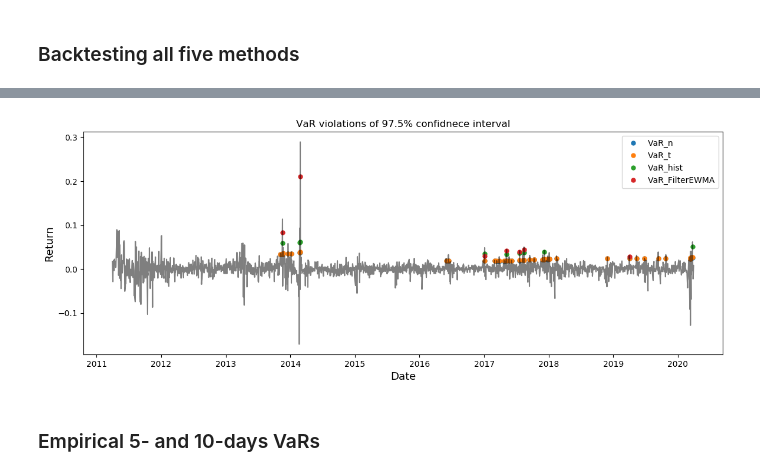
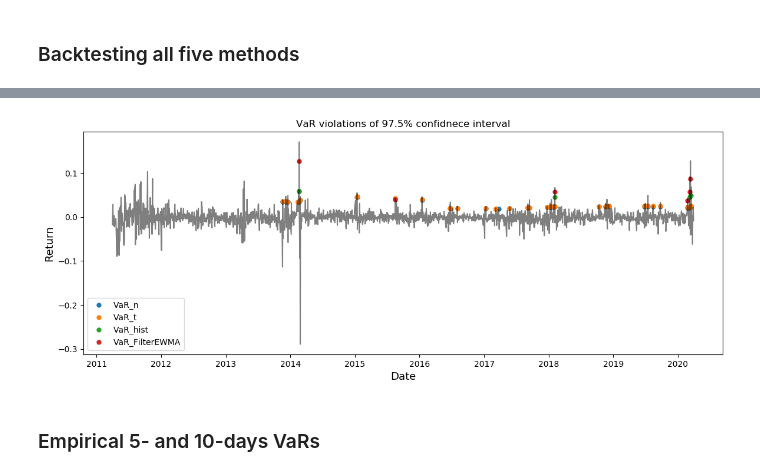
Before and after one commit to AnnaMariaAngelova/QRM2020, a Jupyter notebook: QRM_v02.ipynb, the cells around one changed output, grey strips where cells are left out. Drawn from its saved outputs; the diff is of its cells as text; code cells hidden in the pictures.

```diff
--- a/QRM_v02.ipynb
+++ b/QRM_v02.ipynb
@@ -1997,5 +1992,5 @@ df_prices
 # %%
-def fnRollingVaR(dfData, weights, alpha, lookback, sm_const, df,percent=[True,0.975]):
+def fnRollingVaR(dfData, data2,weights, alpha, lookback, sm_const, df,percent=[True,0.975]):
     '''
     purpose:
         calculate VaR with a rolling window
@@ -2009,7 +2004,7 @@ def fnRollingVaR(dfData, weights, alpha, lookback, sm_const, df,percent=[True,0.
     output
         dfVaR, dataframe of VaR for every day
     '''
-    windowsize= lookback*250+101
+    windowsize= lookback+101
     N= len(dfData)-windowsize
     dfVaR= pd.DataFrame(np.zeros((N,10)))
     dfVaR.index = dfData.index[windowsize:]
@@ -2023,7 +2018,7 @@ def fnRollingVaR(dfData, weights, alpha, lookback, sm_const, df,percent=[True,0.
         dfVaR.iloc[i,0], dfVaR.iloc[i,1]= fnVaR_n(DataTemp, weights, alpha, lookback,percent,initial_investment )
         dfVaR.iloc[i,2], dfVaR.iloc[i,3]= fnVaR_t(DataTemp, weights,lookback,df, alpha, percent,initial_investment)
         dfVaR.iloc[i,4], dfVaR.iloc[i,5]= fnVaR_hist(DataTemp, weights, alpha, lookback, percent,initial_investment)
-        dfVaR.iloc[i,6], dfVaR.iloc[i,7]= fnVaR_FilterEWMA(DataTemp, weights,sm_const, alpha, lookback, percent,initial_investment)
-        #dfVaR.iloc[i,8], dfVaR.iloc[i,9]= fnVaR_GARCH(df_prices, weights, alpha, lookback, percent,initial_investment)
+        dfVaR.iloc[i,6], dfVaR.iloc[i,7]= fnVaR_FilterEWMA(data2.iloc[0+i:windowsize+i,:], weights,sm_const, alpha, lookback, percent,initial_investment)
+        #dfVaR.iloc[i,8], dfVaR.iloc[i,9]= fnVaR_GARCH(df_prices2,df_prices, weightss, alpha, lookback, percent,initial_investment)
 
     return dfVaR
@@ -2032,3 +2025,3 @@ def fnRollingVaR(dfData, weights, alpha, lookback, sm_const, df,percent=[True,0.
 # %%
-df = fnRollingVaR(df_prices, weights, 0.01, 2, 0.94, 5, percent=[True, 0.99])
+df = fnRollingVaR(df_prices,df_prices2, weights, 0.01, 500, 0.94, 5, percent=[True, 0.99])
 # %% [output]
@@ -2132,7 +2109,7 @@ def fnVaRwholeSample(dfVaR, dfData):
     dfVaR_violation.index = dfVaR.index
     dfVaR_violation.columns= dfVaR.columns[0:-2:2]
     for i in range(4):
-        dfVaR_violation.iloc[:,i]= dfData.iloc[-len(dfVaR):,-1] > dfVaR.iloc[:,i*2]
+        dfVaR_violation.iloc[:,i]= dfData.iloc[-len(dfVaR):,-1] < -dfVaR.iloc[:,i*2]
 
     return dfVaR_violation
 # %%
@@ -2247,5 +2275,5 @@ plt.show()
 # %%
-df2 = fnRollingVaR(df_prices, weights, 0.025, 2, 0.94, 5,percent=[True,0.975])
+df2 = fnRollingVaR(df_prices, df_prices2,weights, 0.025, 500, 0.94, 5,percent=[True,0.975])
 # %% [output]
 ( 97.5 %  VaR, ES) in percent is:  3.45 % 6.38 %
 DF= 5
@@ -2350,16 +2395,16 @@ print("EWMA: With alpha %.2f, the average discrepancy is %.4f" % (alpha, np.mean
 # %%
 # plot with VaR violations
 plt.figure(figsize=(14,5),dpi=100)
 plt.plot_date(violationVaR.index, violationVaR.iloc[:,0:-2:2], markersize= 5)
-plt.plot_date(dfData.index, dfData.iloc[:,-1], linestyle="-", markersize= 0, color= 'k', alpha= 0.5)
+plt.plot_date(dfData.index, -dfData.iloc[:,-1], linestyle="-", markersize= 0, color= 'k', alpha= 0.5)
 plt.legend(df2VaR.columns[0:-2:2])
 plt.xlabel('Date',fontsize=13)
 plt.ylabel('Return',fontsize=13)
 plt.title('VaR violations of 97.5% confidnece interval')
 # plt.savefig('plots/violations.png', dpi=300)
 plt.show()
 # %% [output]
-[figure, old version]
+[figure, new version]
 # %% [markdown]
 ### Empirical 5- and 10-days VaRs
 # %%
```
Also changed, not shown: parts of 69 cells of this notebook.
